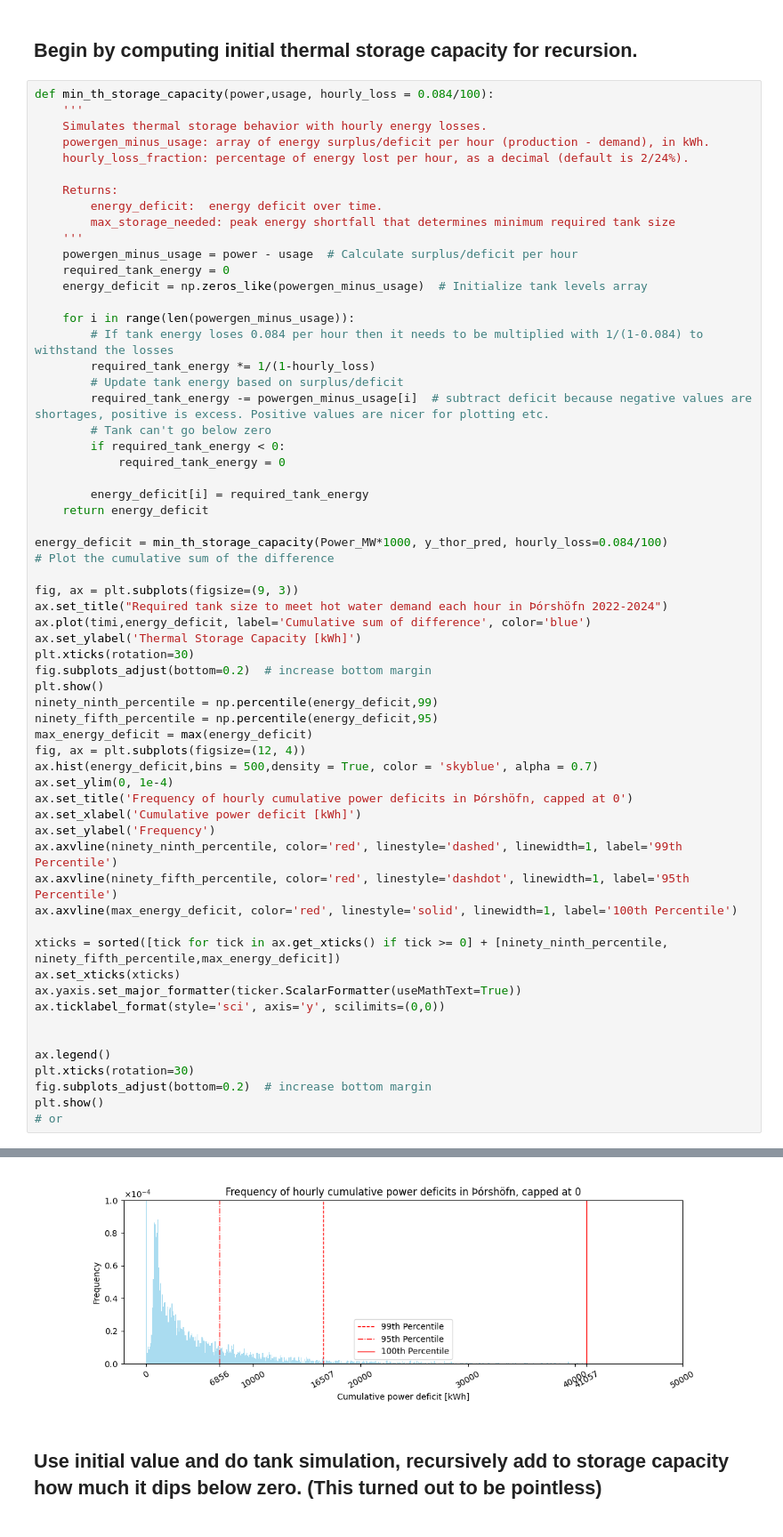
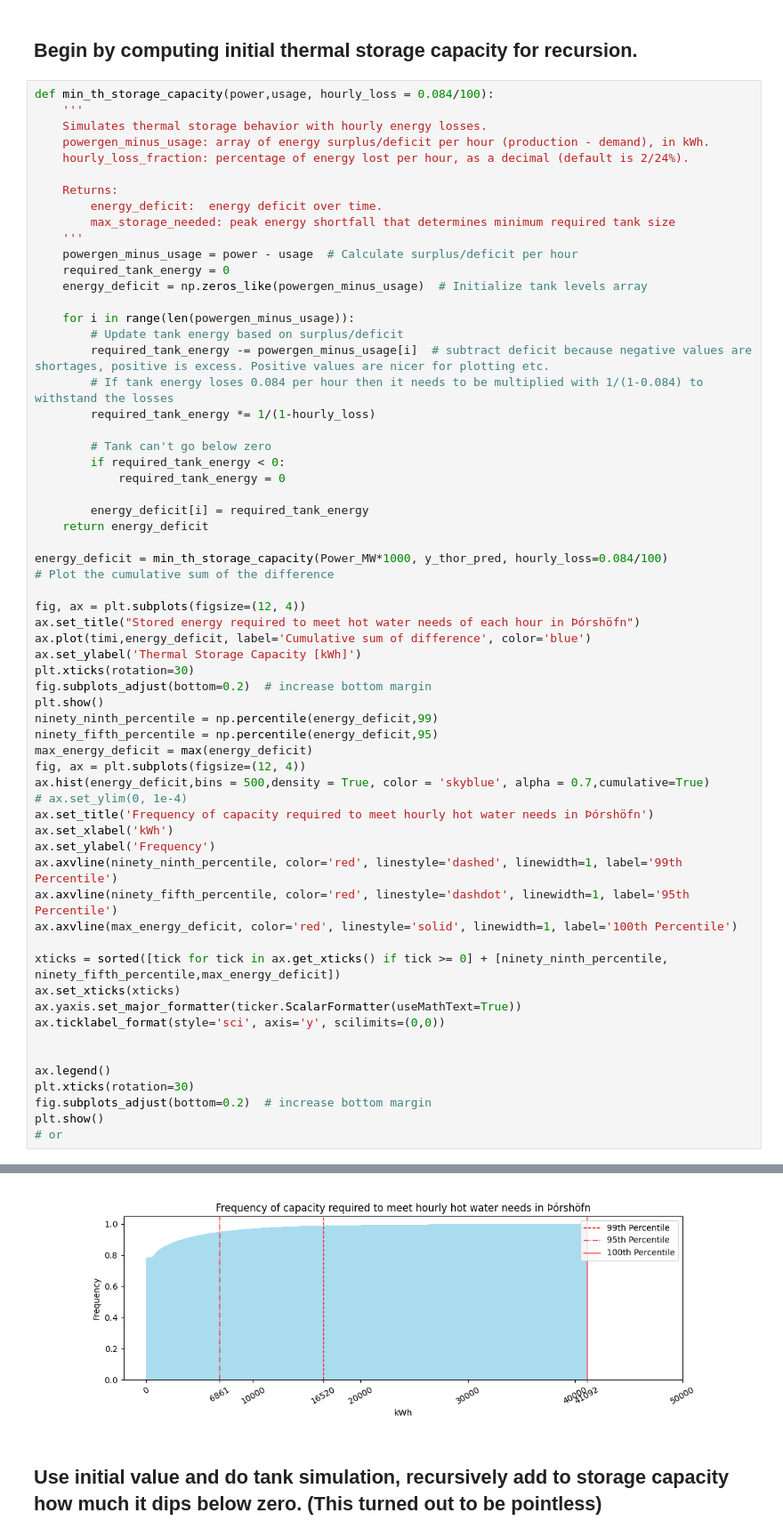
Before and after one commit to arnargylfi/Meistaraverkefni, a Jupyter notebook: Python/Main.ipynb, the cells around one changed output, grey strips where cells are left out. Shown at 89% size. Cells and saved outputs as stored; diff of their text form.

```diff
--- a/Python/Main.ipynb
+++ b/Python/Main.ipynb
@@ -630,10 +634,11 @@ def min_th_storage_capacity(power,usage, hourly_loss = 0.084/100):
     energy_deficit = np.zeros_like(powergen_minus_usage)  # Initialize tank levels array
 
     for i in range(len(powergen_minus_usage)):
+        # Update tank energy based on surplus/deficit
+        required_tank_energy -= powergen_minus_usage[i]  # subtract deficit because negative values are shortages, positive is excess. Positive values are nicer for plotting etc.
         # If tank energy loses 0.084 per hour then it needs to be multiplied with 1/(1-0.084) to withstand the losses
         required_tank_energy *= 1/(1-hourly_loss)
-        # Update tank energy based on surplus/deficit
-        required_tank_energy -= powergen_minus_usage[i]  # subtract deficit because negative values are shortages, positive is excess. Positive values are nicer for plotting etc.
+
         # Tank can't go below zero
         if required_tank_energy < 0:
             required_tank_energy = 0
@@ -644,8 +649,8 @@ def min_th_storage_capacity(power,usage, hourly_loss = 0.084/100):
 energy_deficit = min_th_storage_capacity(Power_MW*1000, y_thor_pred, hourly_loss=0.084/100)
 # Plot the cumulative sum of the difference
 
-fig, ax = plt.subplots(figsize=(9, 3))
-ax.set_title("Required tank size to meet hot water demand each hour in Þórshöfn 2022-2024")
+fig, ax = plt.subplots(figsize=(12, 4))
+ax.set_title("Stored energy required to meet hot water needs of each hour in Þórshöfn")
 ax.plot(timi,energy_deficit, label='Cumulative sum of difference', color='blue')
 ax.set_ylabel('Thermal Storage Capacity [kWh]')
 plt.xticks(rotation=30)
@@ -655,10 +660,10 @@ ninety_ninth_percentile = np.percentile(energy_deficit,99)
 ninety_fifth_percentile = np.percentile(energy_deficit,95)
 max_energy_deficit = max(energy_deficit)
 fig, ax = plt.subplots(figsize=(12, 4))
-ax.hist(energy_deficit,bins = 500,density = True, color = 'skyblue', alpha = 0.7)
-ax.set_ylim(0, 1e-4)
-ax.set_title('Frequency of hourly cumulative power deficits in Þórshöfn, capped at 0')
-ax.set_xlabel('Cumulative power deficit [kWh]')
+ax.hist(energy_deficit,bins = 500,density = True, color = 'skyblue', alpha = 0.7,cumulative=True)
+# ax.set_ylim(0, 1e-4)
+ax.set_title('Frequency of capacity required to meet hourly hot water needs in Þórshöfn')
+ax.set_xlabel('kWh')
 ax.set_ylabel('Frequency')
 ax.axvline(ninety_ninth_percentile, color='red', linestyle='dashed', linewidth=1, label='99th Percentile')
 ax.axvline(ninety_fifth_percentile, color='red', linestyle='dashdot', linewidth=1, label='95th Percentile')
@@ -680,4 +685,4 @@ plt.show()
-[figure, old version]
+[figure, new version]
 # %% [markdown]
 ## Use initial value and do tank simulation, recursively add to storage capacity how much it dips below zero. (This turned out to be pointless)
 # %%
```
Also changed, not shown: parts of 18 cells of this notebook, 18 other files.
